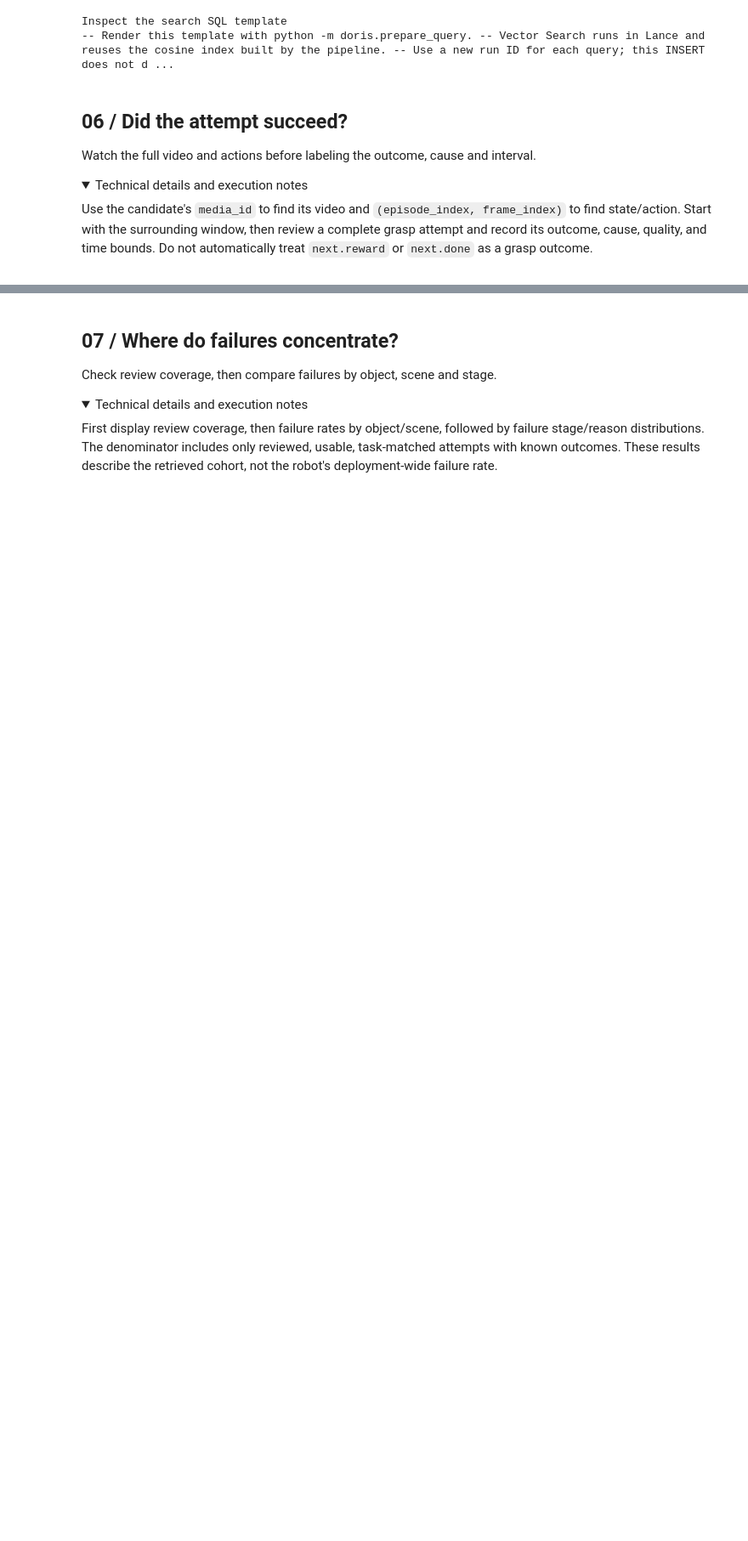
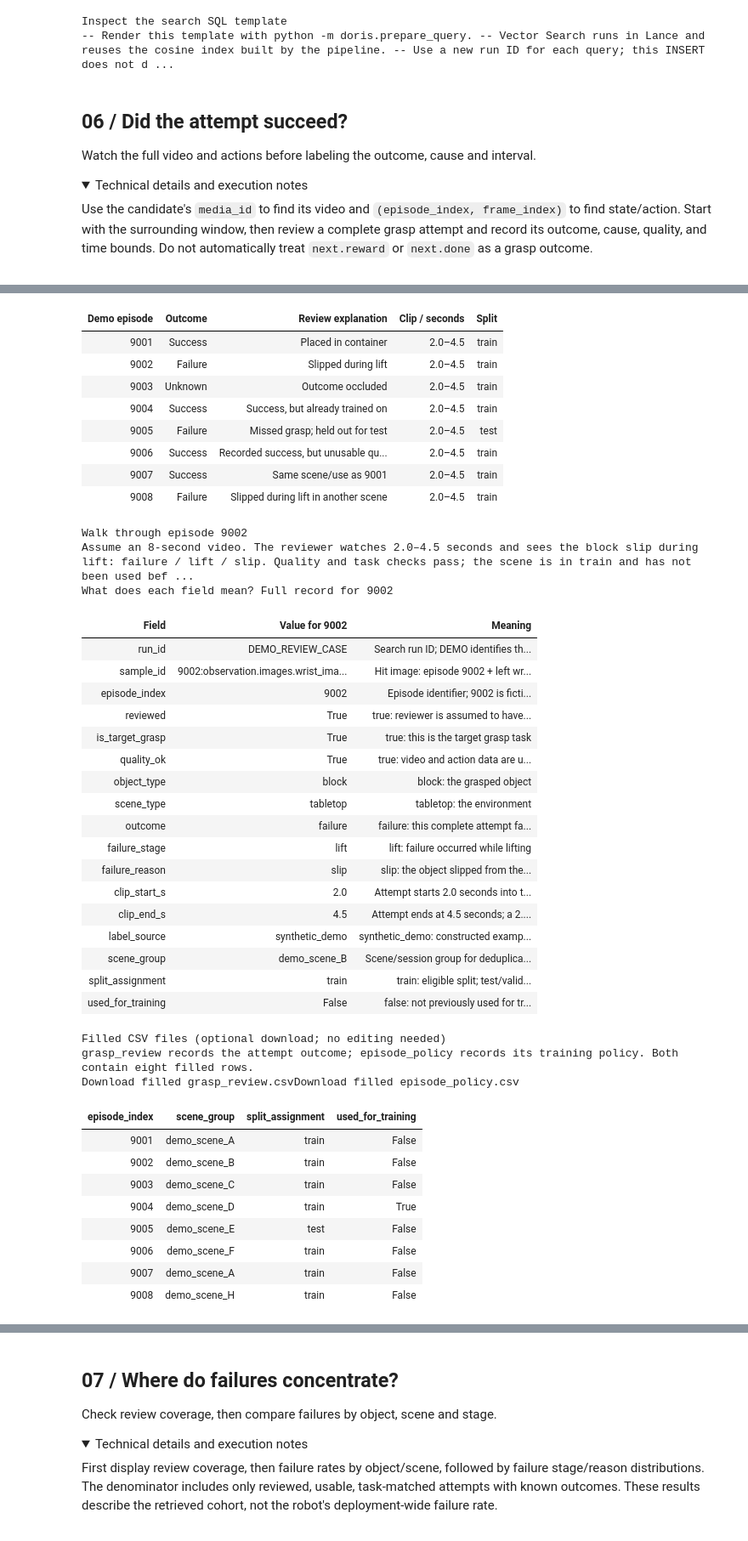
Before and after one commit to Gabriel39/RoboLens, a Jupyter notebook: notebooks/droid100_end_to_end.en.ipynb, the cells around one changed output, grey strips where cells are left out. Shown at 85% size. Cells and saved outputs as stored; diff of their text form; code cells hidden in the pictures; folded sections open; blank space fills up the shorter version.

Commit message:
Add filled review case with explained analysis and training selection

```diff
--- a/notebooks/droid100_end_to_end.en.ipynb
+++ b/notebooks/droid100_end_to_end.en.ipynb
@@ -313,6 +313,6 @@ display(SVG(filename=str(PROJECT / "notebooks/assets/en/06_review.svg")))
 # %% [output]
 [drawing not drawn]
 # %%
-from notebooks.review_example import show_annotation_example
-show_annotation_example(language="en")
+from notebooks.review_case import show_review_case
+show_review_case(section="review", language="en")
 # %% [output]
@@ -319,0 +325,42 @@ show_annotation_example(language="en")
+| Demo episode | Outcome | Review explanation | Clip / seconds | Split |
+| 9001 | Success | Placed in container | 2.0–4.5 | train |
+| 9002 | Failure | Slipped during lift | 2.0–4.5 | train |
+| 9003 | Unknown | Outcome occluded | 2.0–4.5 | train |
+| 9004 | Success | Success, but already trained on | 2.0–4.5 | train |
+| 9005 | Failure | Missed grasp; held out for test | 2.0–4.5 | test |
+| 9006 | Success | Recorded success, but unusable qu... | 2.0–4.5 | train |
+| 9007 | Success | Same scene/use as 9001 | 2.0–4.5 | train |
+| 9008 | Failure | Slipped during lift in another scene | 2.0–4.5 | train |
+Walk through episode 9002
+Assume an 8-second video. The reviewer watches 2.0–4.5 seconds and sees the block slip during lift: failure / lift / slip. Quality and task checks pass; the scene is in train and has not been used bef ...
+What does each field mean? Full record for 9002
+| Field | Value for 9002 | Meaning |
+| run_id | DEMO_REVIEW_CASE | Search run ID; DEMO identifies th... |
+| sample_id | 9002:observation.images.wrist_ima... | Hit image: episode 9002 + left wr... |
+| episode_index | 9002 | Episode identifier; 9002 is ficti... |
+| reviewed | True | true: reviewer is assumed to have... |
+| is_target_grasp | True | true: this is the target grasp task |
+| quality_ok | True | true: video and action data are u... |
+| object_type | block | block: the grasped object |
+| scene_type | tabletop | tabletop: the environment |
+| outcome | failure | failure: this complete attempt fa... |
+| failure_stage | lift | lift: failure occurred while lifting |
+| failure_reason | slip | slip: the object slipped from the... |
+| clip_start_s | 2.0 | Attempt starts 2.0 seconds into t... |
+| clip_end_s | 4.5 | Attempt ends at 4.5 seconds; a 2.... |
+| label_source | synthetic_demo | synthetic_demo: constructed examp... |
+| scene_group | demo_scene_B | Scene/session group for deduplica... |
+| split_assignment | train | train: eligible split; test/valid... |
+| used_for_training | False | false: not previously used for tr... |
+Filled CSV files (optional download; no editing needed)
+grasp_review records the attempt outcome; episode_policy records its training policy. Both contain eight filled rows.
+Download filled grasp_review.csvDownload filled episode_policy.csv
+| episode_index | scene_group | split_assignment | used_for_training |
+| 9001 | demo_scene_A | train | False |
+| 9002 | demo_scene_B | train | False |
+| 9003 | demo_scene_C | train | False |
+| 9004 | demo_scene_D | train | True |
+| 9005 | demo_scene_E | test | False |
+| 9006 | demo_scene_F | train | False |
+| 9007 | demo_scene_A | train | False |
+| 9008 | demo_scene_H | train | False |
```
Also changed, not shown: parts of 5 cells of this notebook, 11 other files.
